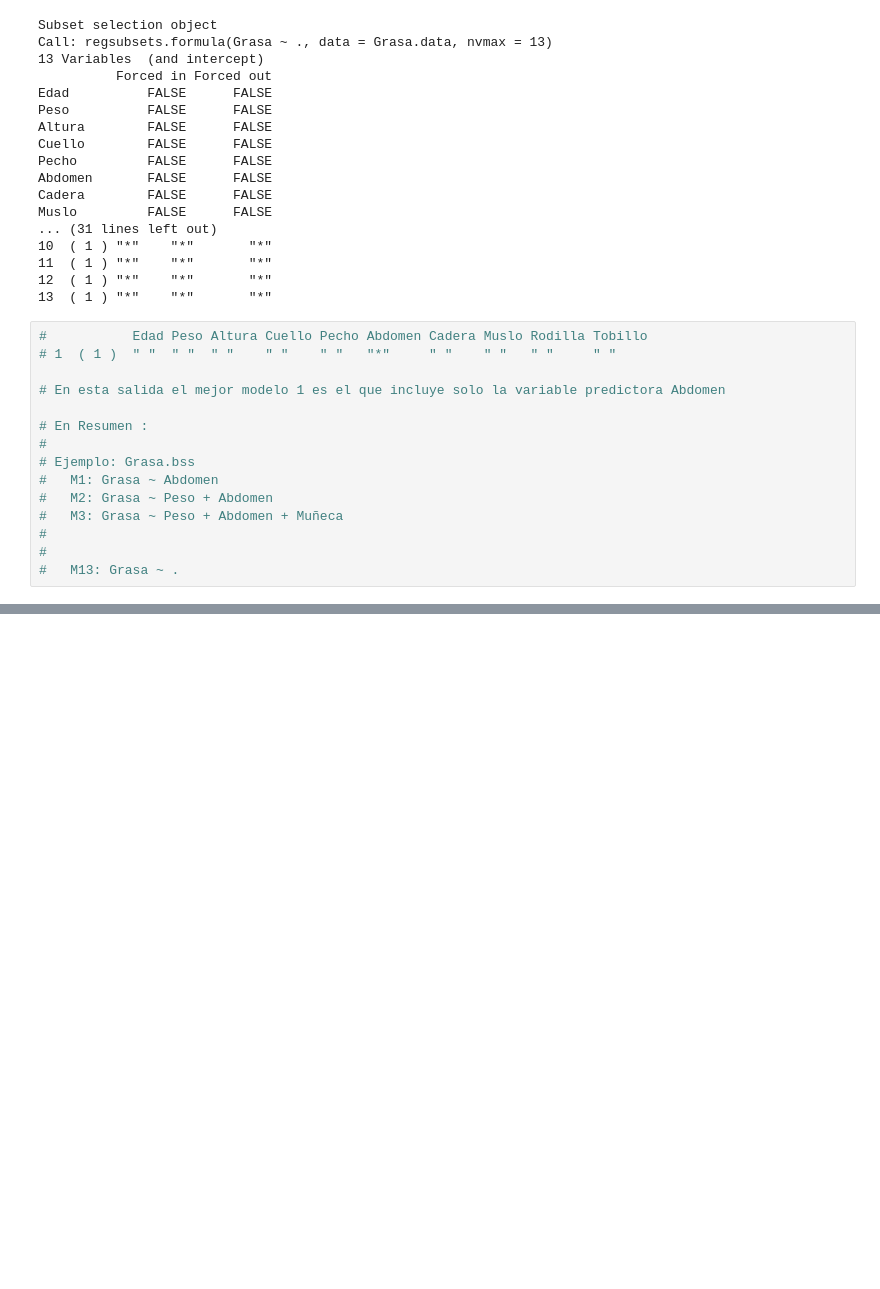
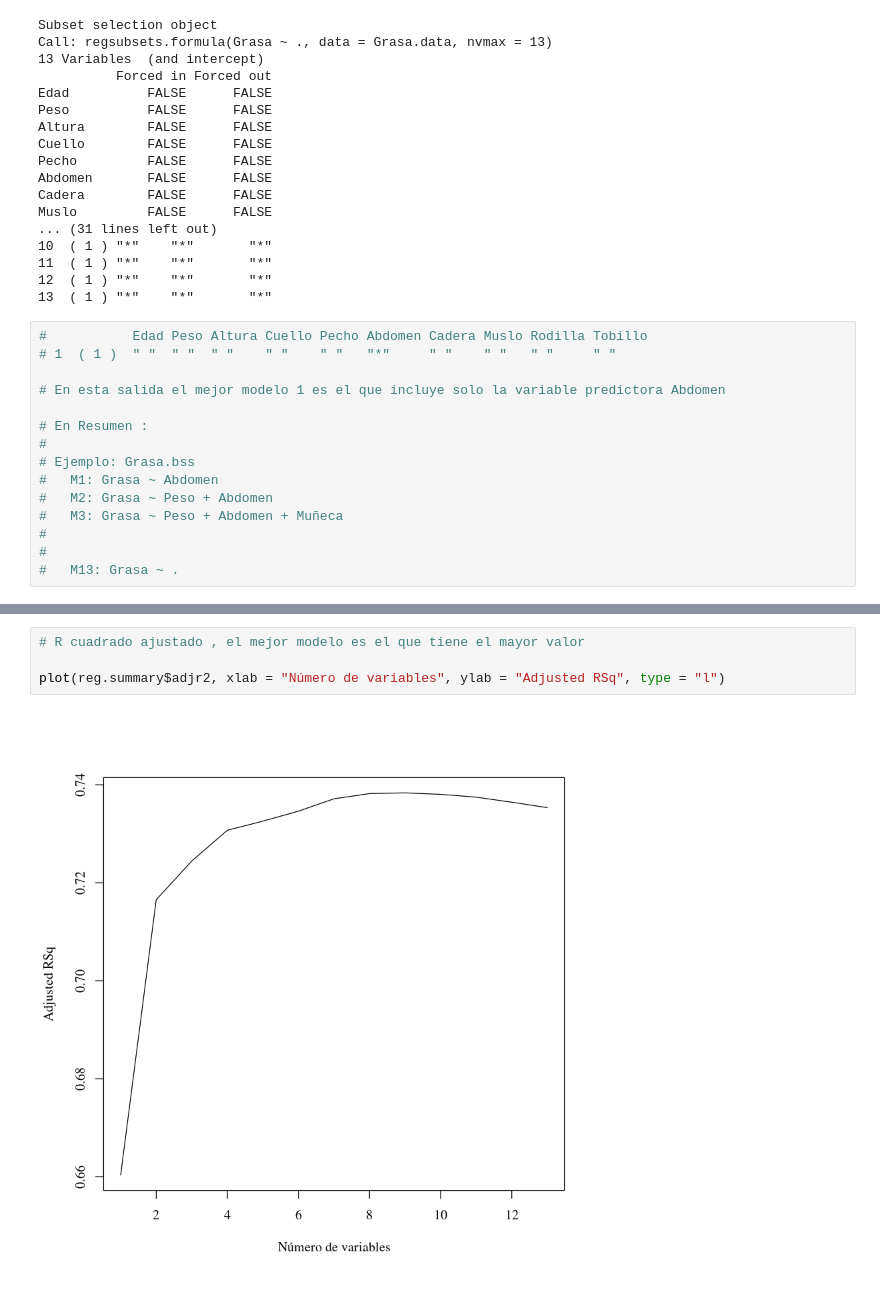
Before and after one commit to jgomezz/MsEstadAplic_MetodosEstadisticos, a Jupyter notebook: RegresionAplicada-13-SeleccionDeVariables.ipynb, the cells around one changed output, grey strips where cells are left out. Cells and saved outputs as stored; diff of their text form; blank space fills up the shorter version.

```diff
--- a/RegresionAplicada-13-SeleccionDeVariables.ipynb
+++ b/RegresionAplicada-13-SeleccionDeVariables.ipynb
@@ -109,0 +155,6 @@ Muslo         FALSE      FALSE
+# %%
+# R cuadrado ajustado , el mejor modelo es el que tiene el mayor valor
+
+plot(reg.summary$adjr2, xlab = "Número de variables", ylab = "Adjusted RSq", type = "l")
+# %% [output]
+[figure, added]
```
Also changed, not shown: parts of 7 cells of this notebook.
